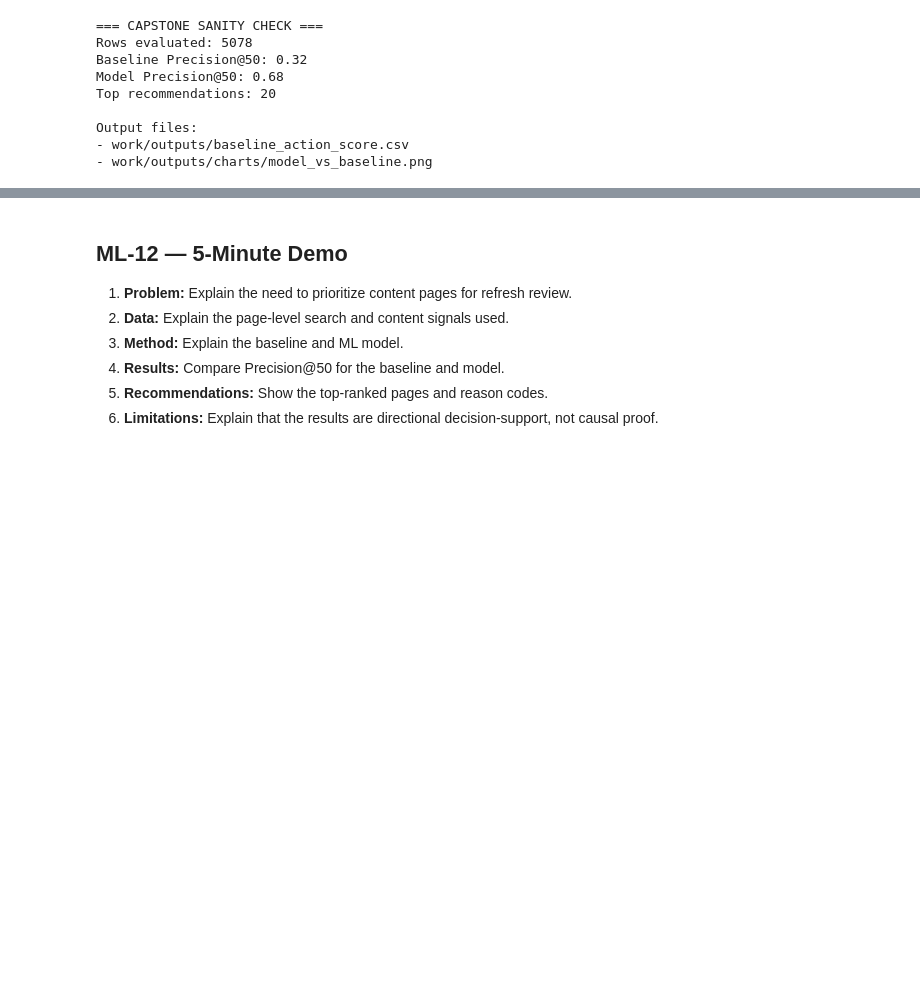
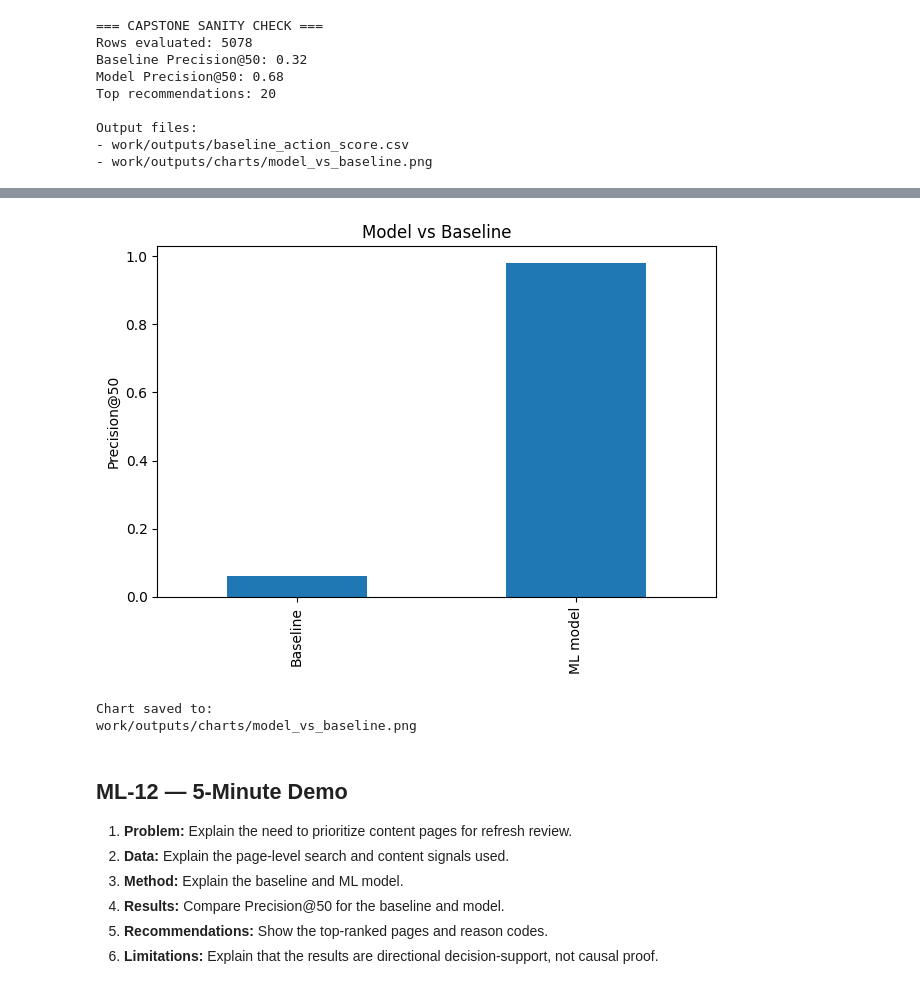
Before and after one commit to Ali0678/FlyRank-Internship, a Jupyter notebook: work/notebooks/capstone.ipynb, the cells around one changed output, grey strips where cells are left out. Drawn from its saved outputs; the diff is of its cells as text; code cells hidden in the pictures; blank space fills up the shorter version.

```diff
--- a/work/notebooks/capstone.ipynb
+++ b/work/notebooks/capstone.ipynb
@@ -566,3 +1031,40 @@ Output files:
+# %%
+# Model vs baseline chart
+
+os.makedirs("work/outputs/charts", exist_ok=True)
+
+results = pd.DataFrame({
+    "Method": ["Baseline", "ML model"],
+    "Precision@50": [0.06, 0.98]
+})
+
+ax = results.plot(
+    x="Method",
+    y="Precision@50",
+    kind="bar",
+    legend=False
+)
+
+plt.title("Model vs Baseline")
+plt.ylabel("Precision@50")
+plt.xlabel("")
+
+plt.tight_layout()
+
+plt.savefig(
+    "work/outputs/charts/model_vs_baseline.png",
+    dpi=150,
+    bbox_inches="tight"
+)
+
+plt.show()
+
+print("Chart saved to:")
+print("work/outputs/charts/model_vs_baseline.png")
+# %% [output]
+[figure, added]
+Chart saved to:
+work/outputs/charts/model_vs_baseline.png
 # %% [markdown]
 ## ML-12 — 5-Minute Demo
 
```
Also changed, not shown: parts of 11 cells of this notebook.
